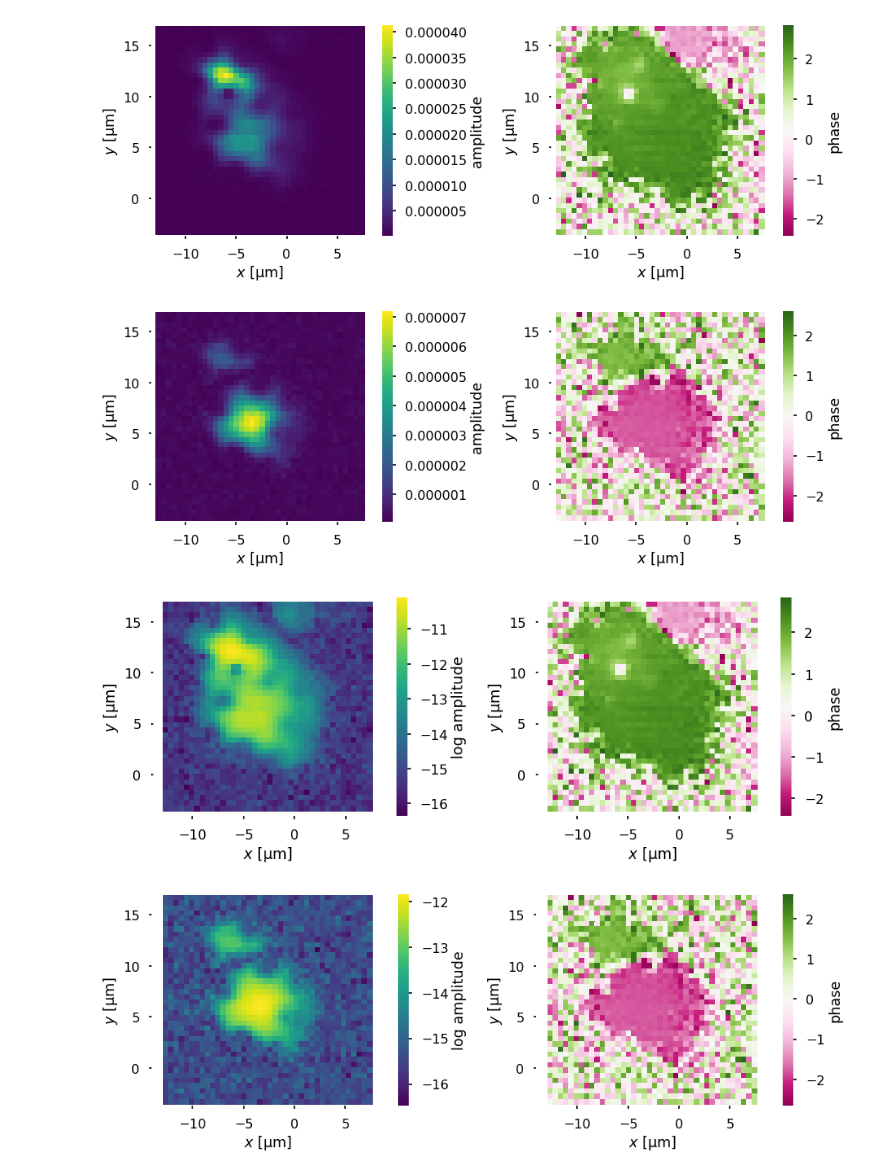
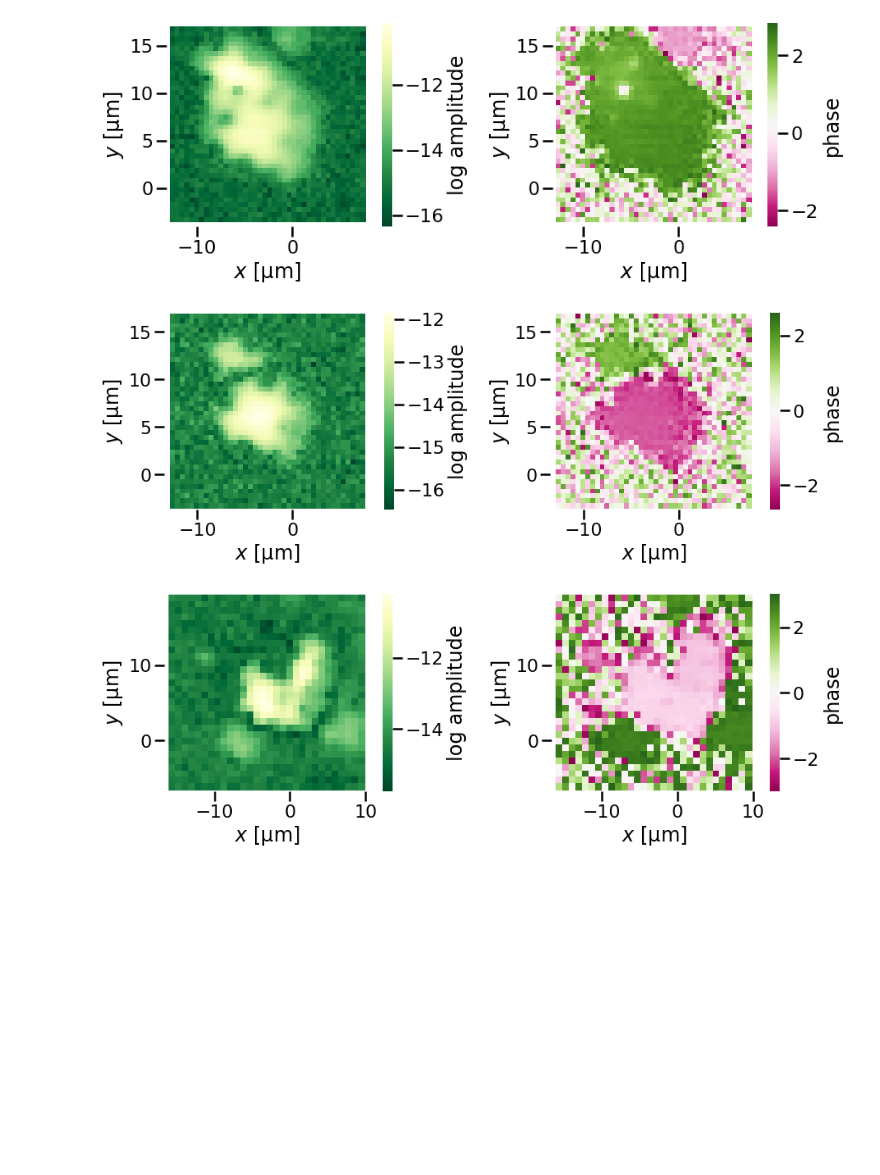
Before and after one commit to horowitz-lab/NetMAP, a Jupyter notebook: Mode Maps.ipynb, the cells around one changed output. Saved outputs shown, nothing was run; the diff lists cells and outputs as text; code cells hidden in the pictures; blank space fills up the shorter version.

Commit message:
Aesthetics: changed amplitude map color

```diff
--- a/Mode Maps.ipynb
+++ b/Mode Maps.ipynb
@@ -25,7 +98,7 @@ df = pd.read_csv(os.path.join(path, 'Demod1.csv'), skiprows = 2)
 #df.r = df.r/df.r.max()
 #print(df)
 
-fig, (ax1, ax2) = plt.subplots(1, 2, figsize=(13.23,5))
+fig, (ax1, ax2) = plt.subplots(1, 2, figsize=(12.8,5))
 
 #plt.suptitle(file + '\n\n');
 
@@ -33,7 +106,7 @@ plt.sca(ax1)
 df['X um']=df['Green X']
 df['Y um']= df['Green Y']
 amp1 = df.pivot_table(index = 'Y um', columns = 'X um', values = 'r').sort_index(axis = 0, ascending = False)
-myheatmap(amp1, 'amplitude', cmap = 'viridis');
+myheatmap(np.log(amp1), 'log amplitude', cmap = 'YlGn_r');
 plt.xlabel(u'$x$ [μm]')
 plt.ylabel(u'$y$ [μm]')
 ax1.axis('equal')
@@ -63,7 +136,7 @@ plt.sca(ax3)
 df['X um']=df['Green X']
 df['Y um']= df['Green Y']
 amp2 = df.pivot_table(index = 'Y um', columns = 'X um', values = 'r').sort_index(axis = 0, ascending = False)
-myheatmap(amp2, 'amplitude', cmap = 'viridis');
+myheatmap(np.log(amp2), 'log amplitude', cmap = 'YlGn_r');
 plt.xlabel(u'$x$ [μm]')
 plt.ylabel(u'$y$ [μm]')
 ax3.axis('equal');
@@ -87,76 +160,38 @@ ax4.axis('equal');
 
 plt.tight_layout();
 # %% [output]
-[figure, old version]
+[figure, new version]
-[figure, old version]
+[figure, new version]
 # %%
-file = 'PosGU01Array01.00r0.5p3Array01.00r0.5p3Device1.2Drum_15.16MHz_1104325'
+folder = '/Volumes/Aleman-Lab/Group/Projects/GrapheneCoupledResonators/Data/Sample2/2019/07/30/'
+file = 'PosGU01Arrray01.00r0.5p3Device0.1Drum2_10V114238'
 path = os.path.join(folder,file)
 df = pd.read_csv(os.path.join(path, 'Demod1.csv'), skiprows = 2)
 #df.r = df.r/df.r.max()
 #print(df)
 
-fig, (ax1, ax2) = plt.subplots(1, 2, figsize=(12.8,5))
+fig, (ax1, ax2) = plt.subplots(1, 2,  figsize=(13.23,5))
 
 #plt.suptitle(file + '\n\n');
 
 plt.sca(ax1)
 df['X um']=df['Green X']
 df['Y um']= df['Green Y']
 amp1 = df.pivot_table(index = 'Y um', columns = 'X um', values = 'r').sort_index(axis = 0, ascending = False)
-myheatmap(np.log(amp1), 'log amplitude', cmap = 'viridis');
+myheatmap(np.log(amp1), 'log amplitude', cmap = 'YlGn_r');
 plt.xlabel(u'$x$ [μm]')
 plt.ylabel(u'$y$ [μm]')
 ax1.axis('equal')
 
 
 plt.sca(ax2)
 df['X um']=df['Green X']
 df['Y um']= df['Green Y']
 phase1 = df.pivot_table(index = 'Y um', columns = 'X um', values = 'phase').sort_index(axis = 0, ascending = False)
 myheatmap(phase1, 'phase', cmap='PiYG');
 ax2.axis('equal');
 plt.xlabel(u'$x$ [μm]')
 plt.ylabel(u'$y$ [μm]')
 plt.tight_layout();
-
-
-file = 'PosGU01Array01.00r0.5p3Array01.00r0.5p3Device1.2Drum1_15.5MHz105133'
-path = os.path.join(folder,file)
-df = pd.read_csv(os.path.join(path, 'Demod1.csv'), skiprows = 2)
-#df.r = df.r/df.r.max()
-#print(df)
-
-
-fig, (ax3, ax4) = plt.subplots(1, 2, figsize=(13.23,5))
-
-plt.sca(ax3)
-df['X um']=df['Green X']
-df['Y um']= df['Green Y']
-amp2 = df.pivot_table(index = 'Y um', columns = 'X um', values = 'r').sort_index(axis = 0, ascending = False)
-myheatmap(np.log(amp2), 'log amplitude', cmap = 'viridis');
-plt.xlabel(u'$x$ [μm]')
-plt.ylabel(u'$y$ [μm]')
-ax3.axis('equal');
-
-if add_circle:
-    circle1 = plt.Circle((-6.8, 7.6), 1, color='w', alpha = .3)
-    circle2 = plt.Circle((-2.9,9.9), 1, color='w', alpha = .3)
-    circle3 = plt.Circle((-1,5), 1, color='w', alpha = .3)
-    ax3.add_artist(circle1)
-    ax3.add_artist(circle2)
-    ax3.add_artist(circle3)
-
-plt.sca(ax4)
-df['X um']=df['Green X']
-df['Y um']= df['Green Y']
-phase2 = df.pivot_table(index = 'Y um', columns = 'X um', values = 'phase').sort_index(axis = 0, ascending = False)
-myheatmap(phase2, 'phase', cmap='PiYG');
-plt.xlabel(u'$x$ [μm]')
-plt.ylabel(u'$y$ [μm]')
-ax4.axis('equal');
-
-plt.tight_layout();
 # %% [output]
-[figure, old version]
+[figure, new version]
-[figure, removed]
```
Also changed, not shown: parts of 3 cells of this notebook.
